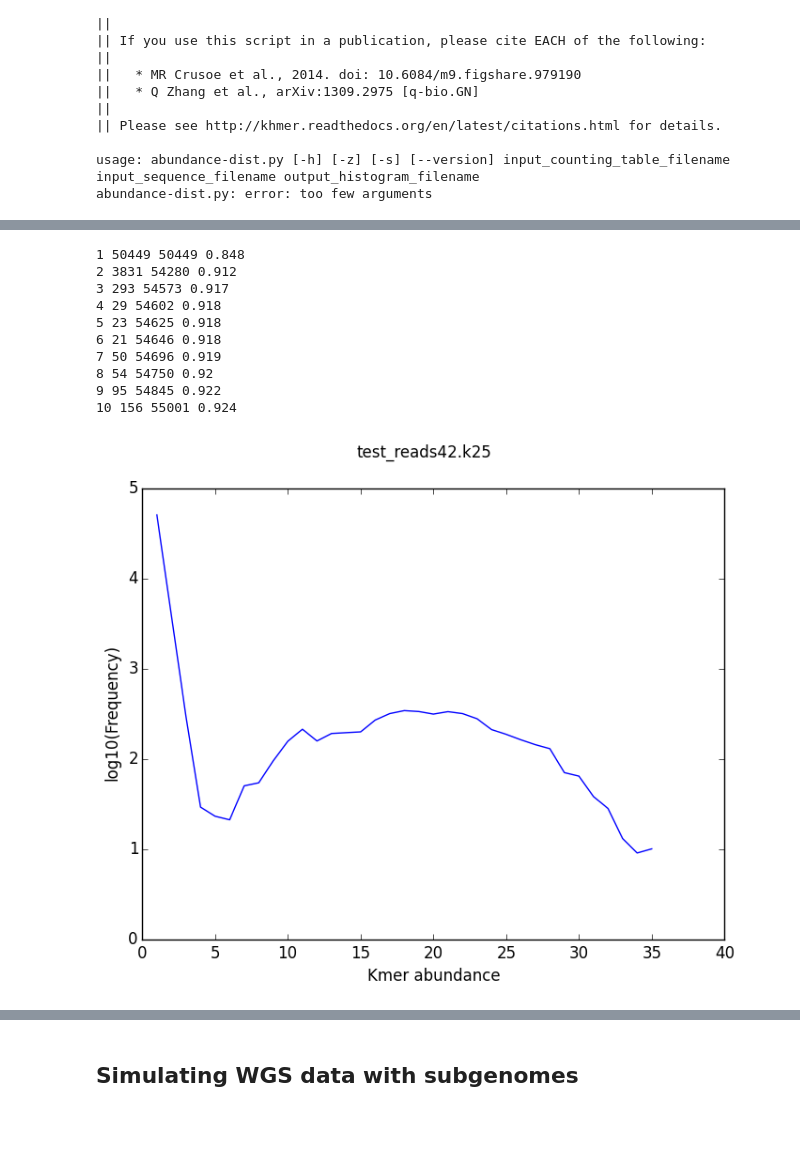
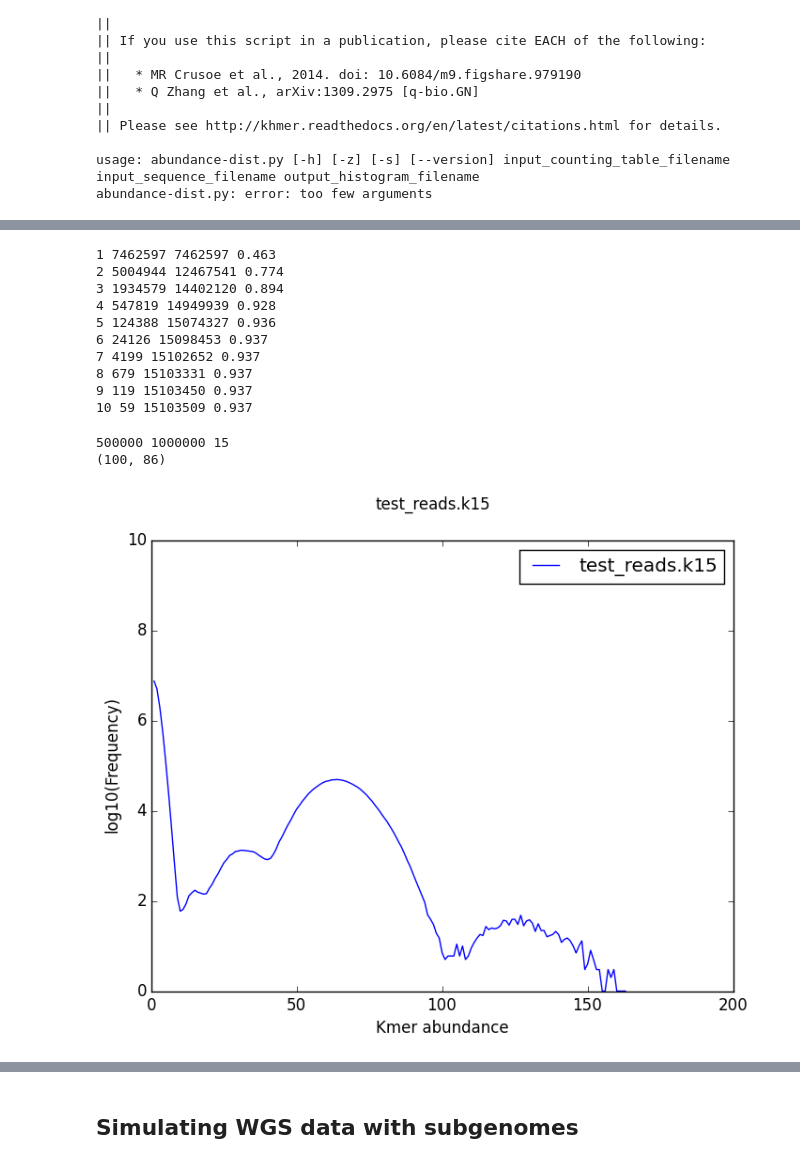
Before and after one commit to digitase/brachy_khmer, a Jupyter notebook: doc/brachy_khmer.ipynb, the cells around one changed output, grey strips where cells are left out. Saved outputs shown, nothing was run; the diff lists cells and outputs as text; code cells hidden in the pictures; blank space fills up the shorter version.

Commit message:
Modified workflow demo section of ipython notebook to allow for easy parameter changing.
- Added combined sample graphs for demo, removed single graphs.

```diff
--- a/doc/brachy_khmer.ipynb
+++ b/doc/brachy_khmer.ipynb
@@ -60,4 +66,10 @@ wsgiref==0.1.2
 /home/ben/brachy_khmer/doc/_tmp_dir
+# %%
+# A few variables...
+
+N = 1000000 # Genome length to simulate
+n = 500000 # number of read pairs to simulate
+k = 15 # kmer length for hashing later on
 # %% [markdown]
 ### Generating a reference genome
 # %%
@@ -290,36 +307,65 @@ preparing hist...
 ||
 || Please see http://khmer.readthedocs.org/en/latest/citations.html for details.
 # %%
-%%bash
+%%bash -s "$k"
 
 # Columns in the output are:
 #     kmer abundance
 #     freq of kmers at that abundance count
 #     cumulative abundance
 #     cumulative fraction of total distinct k-mers.
-head test_reads42.k25.hist
+head test_reads.k$1.hist
 # %% [output]
-1 50449 50449 0.848
-2 3831 54280 0.912
-3 293 54573 0.917
-4 29 54602 0.918
-5 23 54625 0.918
-6 21 54646 0.918
-7 50 54696 0.919
-8 54 54750 0.92
-9 95 54845 0.922
-10 156 55001 0.924
+1 7462597 7462597 0.463
+2 5004944 12467541 0.774
+3 1934579 14402120 0.894
+4 547819 14949939 0.928
+5 124388 15074327 0.936
+6 24126 15098453 0.937
+7 4199 15102652 0.937
+8 679 15103331 0.937
+9 119 15103450 0.937
+10 59 15103509 0.937
+# %%
+# Calculate kmer coverage
+
+# Source: http://dna.med.monash.edu.au/~torsten/velvet_advisor/
+# All coverage values in Velvet are provided in k-mer coverage,
+# i.e. how many times has a k-mer been seen among the reads.
+# The relation between k-mer coverage Ck and standard (nucleotide-wise) coverage C is
+# Ck = C * (L - k + 1) / L
+# where k is your hash length, and L you read length.
+
+# Source: https://groups.google.com/forum/#!topic/bgi-soap/xKS39Nz4SCE
+#    base_coverage_depth = total_base_num/genome_size = (read_num*read_length)/genome_size
+#    kmer_coverage_depth = total_kmer_num/genome_size=read_num*(read_length-kmer_size+1)/genome_size
+# So the relationship between base coverage depth and kmer coverage depth is:
+#    kmer_coverage_depth = base_coverage_depth*(read_length-kmer_size+1)/read_length
+
+def get_estimated_coverage(num_read_pairs, genome_len, L=100, k=25):
+    C  = num_read_pairs * 100 * 2 / genome_len
+    Ck = C*(L - k + 1) / L
+    return C, Ck
+
+print n, N, k
+print get_estimated_coverage(num_read_pairs=n, genome_len=N, L=100, k=k)
+
+# Given the genome is large enough to contain most of the kmers
+# and the coverage is sufficiently high,
+# we would expect the main peak to be centered at the kmer coverage.
+# %% [output]
+500000 1000000 15
+(100, 86)
 # %%
 # Plotting freq against abundance to produce the kmer spectra,
 # using a wrapper script to set axis limits
-!python ../../scripts/plot_hist.py test_reads42.k25.hist 40 5
+!python ../../scripts/plot_hist.py 200 10 test_reads.k$k\.hist
 
 from IPython.core.display import Image, display
-Image(filename="test_reads42.k25.png")
+Image(filename="test_reads.k{0}.png".format(k))
 
 # We can see the characteristic shape of a kmer spectrum of a random genome:
-#    Poisson distribution for main mode
+#    Poisson distributed main peak
 #    Low abundance error peak
-# The curve is rough due to low read count, hence low coverage.
 # %% [output]
-[figure, old version]
+[figure, new version]
```
Also changed, not shown: parts of 31 cells of this notebook, 8 other files.
